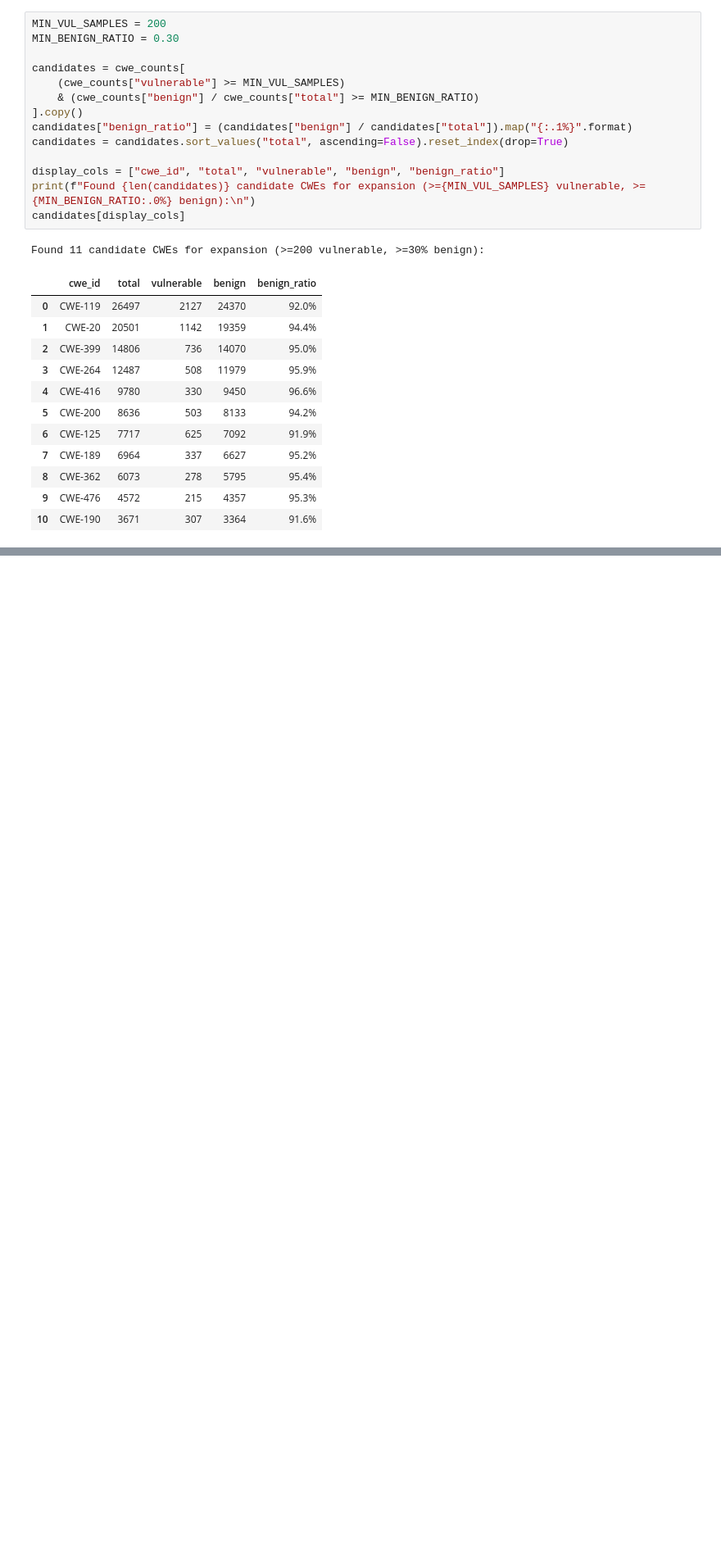
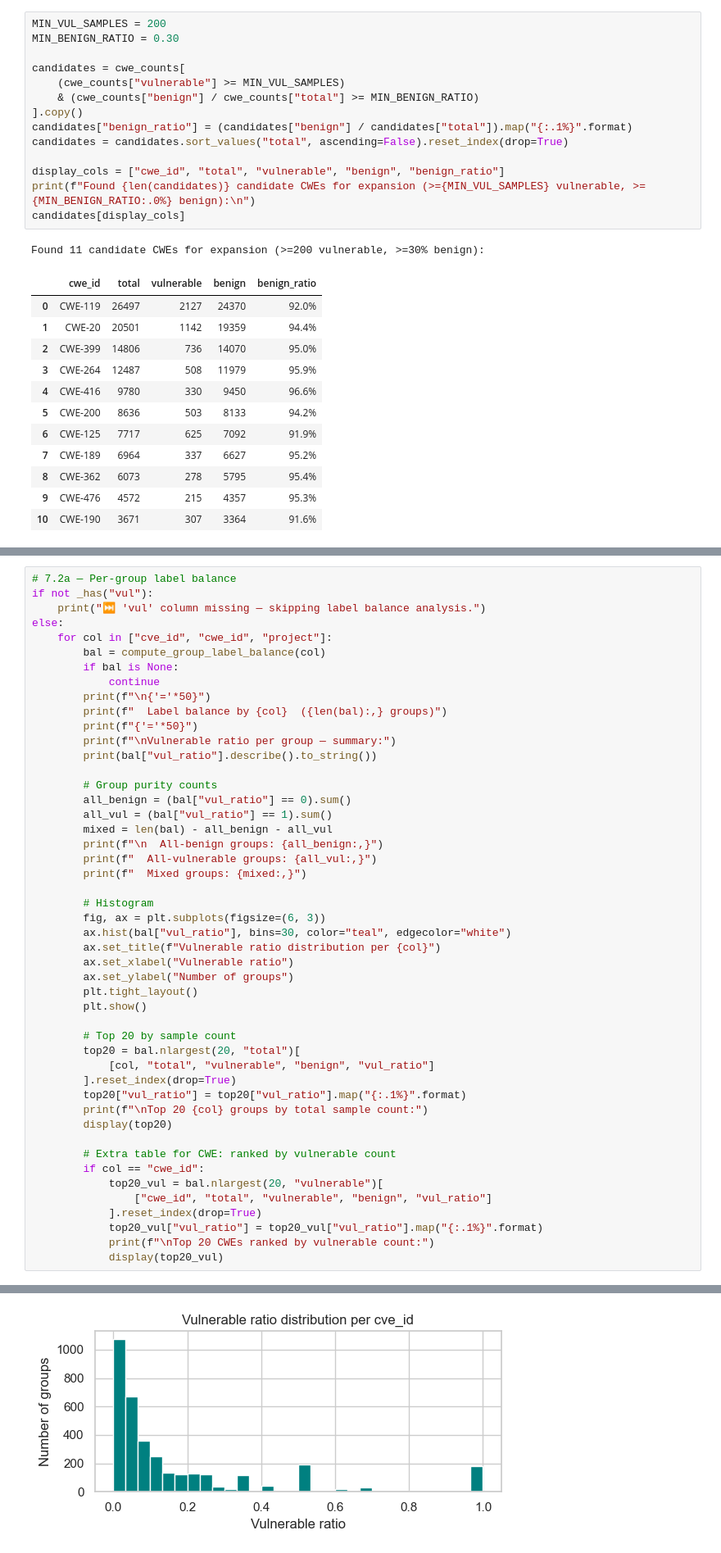
Before and after one commit to noamdwc/graph-vul, a Jupyter notebook: notebooks/full_dataset_eda.ipynb, the cells around one changed output, grey strips where cells are left out. Shown at 82% size. Cells and saved outputs as stored; diff of their text form; blank space fills up the shorter version.

```diff
--- a/notebooks/full_dataset_eda.ipynb
+++ b/notebooks/full_dataset_eda.ipynb
@@ -310,0 +680,49 @@ Found 11 candidate CWEs for expansion (>=200 vulnerable, >=30% benign):
+# %%
+# 7.2a — Per-group label balance
+if not _has("vul"):
+    print("⏭ 'vul' column missing — skipping label balance analysis.")
+else:
+    for col in ["cve_id", "cwe_id", "project"]:
+        bal = compute_group_label_balance(col)
+        if bal is None:
+            continue
+        print(f"\n{'='*50}")
+        print(f"  Label balance by {col}  ({len(bal):,} groups)")
+        print(f"{'='*50}")
+        print(f"\nVulnerable ratio per group — summary:")
+        print(bal["vul_ratio"].describe().to_string())
+
+        # Group purity counts
+        all_benign = (bal["vul_ratio"] == 0).sum()
+        all_vul = (bal["vul_ratio"] == 1).sum()
+        mixed = len(bal) - all_benign - all_vul
+        print(f"\n  All-benign groups: {all_benign:,}")
+        print(f"  All-vulnerable groups: {all_vul:,}")
+        print(f"  Mixed groups: {mixed:,}")
+
+        # Histogram
+        fig, ax = plt.subplots(figsize=(6, 3))
+        ax.hist(bal["vul_ratio"], bins=30, color="teal", edgecolor="white")
+        ax.set_title(f"Vulnerable ratio distribution per {col}")
+        ax.set_xlabel("Vulnerable ratio")
+        ax.set_ylabel("Number of groups")
+        plt.tight_layout()
+        plt.show()
+
+        # Top 20 by sample count
+        top20 = bal.nlargest(20, "total")[
+            [col, "total", "vulnerable", "benign", "vul_ratio"]
+        ].reset_index(drop=True)
+        top20["vul_ratio"] = top20["vul_ratio"].map("{:.1%}".format)
+        print(f"\nTop 20 {col} groups by total sample count:")
+        display(top20)
+
+        # Extra table for CWE: ranked by vulnerable count
+        if col == "cwe_id":
+            top20_vul = bal.nlargest(20, "vulnerable")[
+                ["cwe_id", "total", "vulnerable", "benign", "vul_ratio"]
+            ].reset_index(drop=True)
+            top20_vul["vul_ratio"] = top20_vul["vul_ratio"].map("{:.1%}".format)
+            print(f"\nTop 20 CWEs ranked by vulnerable count:")
+            display(top20_vul)
+# %% [output]
@@ -310,0 +746 @@ Found 11 candidate CWEs for expansion (>=200 vulnerable, >=30% benign):
+[figure, added]
```
Also changed, not shown: parts of 24 cells of this notebook, 23 other files.
